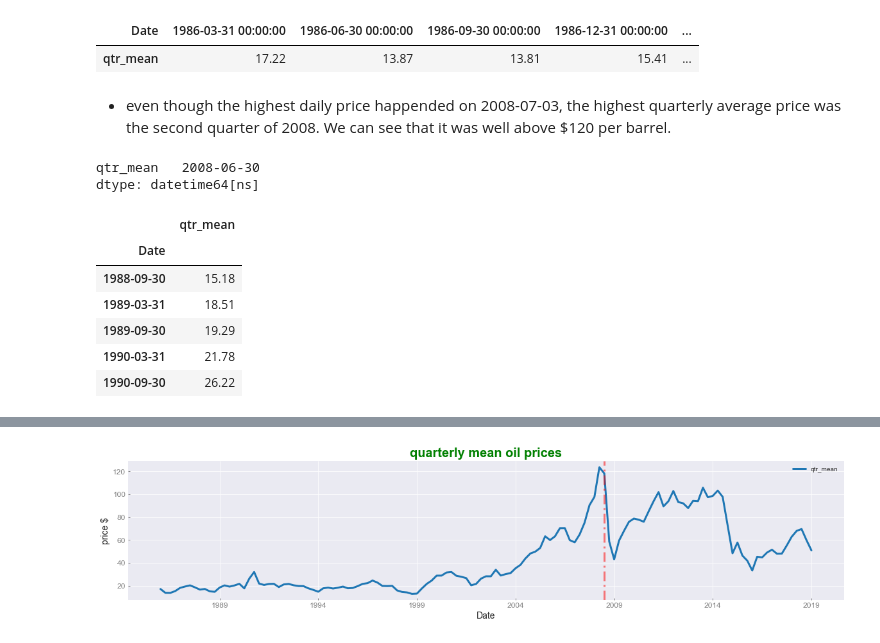
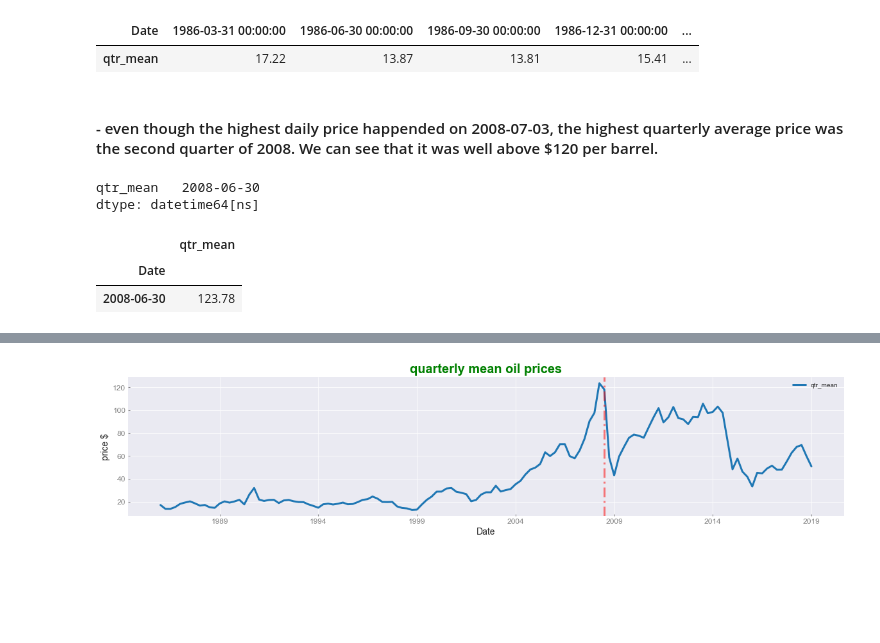
Before and after one commit to magicmathmandarin/financial-trading-data, a Jupyter notebook: Oil price.ipynb, the cells around one changed output, grey strips where cells are left out. Saved outputs shown, nothing was run; the diff lists cells and outputs as text; code cells hidden in the pictures; blank space fills up the shorter version.

```diff
--- a/Oil price.ipynb
+++ b/Oil price.ipynb
@@ -192,19 +192,15 @@ quarter_mean.head().T
 | Date | 1986-03-31 00:00:00 | 1986-06-30 00:00:00 | 1986-09-30 00:00:00 | 1986-12-31 00:00:00 | ... |
 | qtr_mean | 17.22 | 13.87 | 13.81 | 15.41 | ... |
 # %% [markdown]
-- even though the highest daily price happended on 2008-07-03, the highest quarterly average price was the second quarter of 2008.  We can see that it was well above $120 per barrel.
+#### - even though the highest daily price happended on 2008-07-03, the highest quarterly average price was the second quarter of 2008.  We can see that it was well above $120 per barrel.
 # %%
 quarter_mean.idxmax()
 # %% [output]
 qtr_mean   2008-06-30
 dtype: datetime64[ns]
-# %%
-quarter_mean.iloc[10:20:2,:]
-# %% [output]
-|  | qtr_mean |
-| Date |  |
-| 1988-09-30 | 15.18 |
-| 1989-03-31 | 18.51 |
-| 1989-09-30 | 19.29 |
-| 1990-03-31 | 21.78 |
-| 1990-09-30 | 26.22 |
+# %%
+quarter_mean.loc[quarter_mean.idxmax()]
+# %% [output]
+|  | qtr_mean |
+| Date |  |
+| 2008-06-30 | 123.78 |
```
Also changed, not shown: parts of 7 cells of this notebook.
